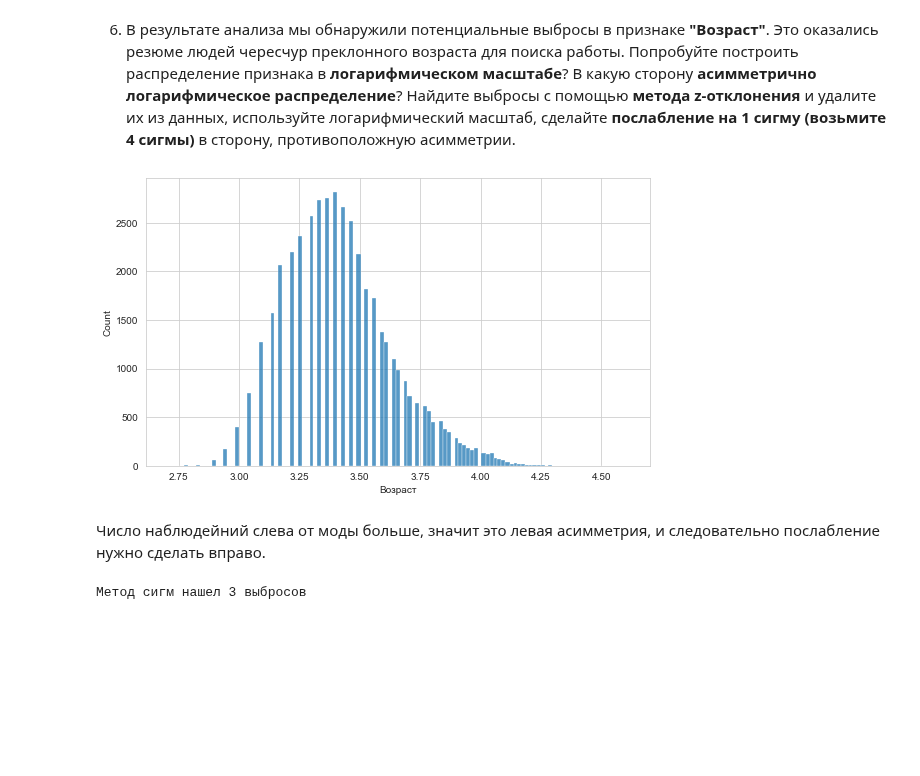
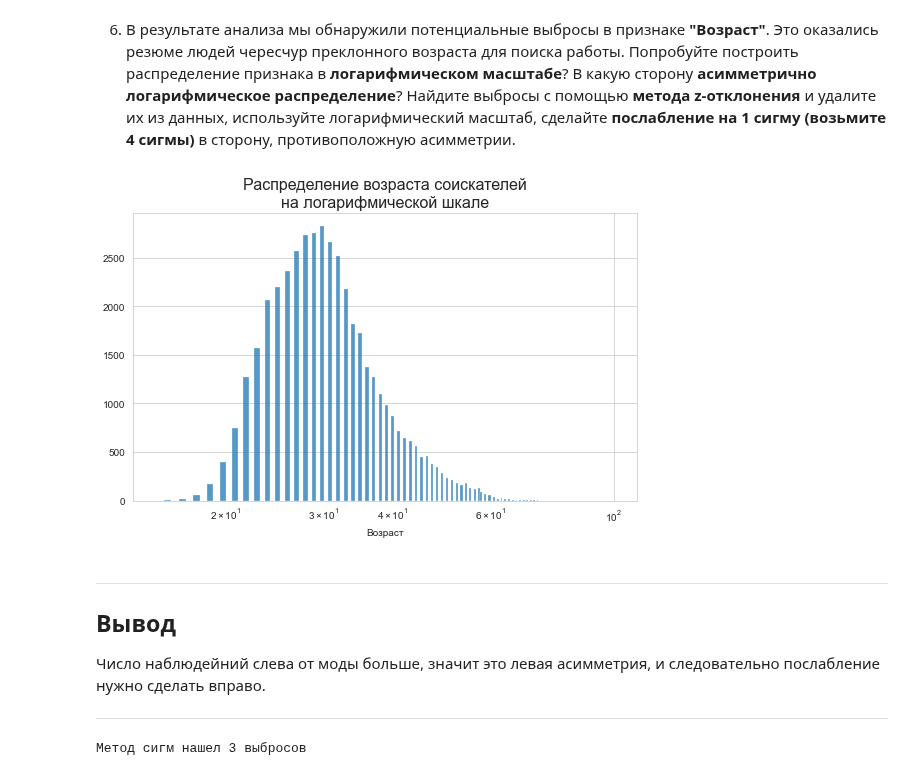
Before and after one commit to evpozdniakov/ds_projects, a Jupyter notebook: project1/hh.ipynb, the cells around one changed output. Drawn from its saved outputs; the diff is of its cells as text; code cells hidden in the pictures; blank space fills up the shorter version.

```diff
--- a/project1/hh.ipynb
+++ b/project1/hh.ipynb
@@ -1195,11 +1201,21 @@ hh.drop(index=hh[m].index, inplace=True)
 # %%
 fig, ax = figax('age-log')
 
-sns.histplot(ax=ax, data=np.log(hh['Возраст']));
+sns.histplot(ax=ax, data=hh['Возраст']);
+
+ax.set_title('Распределение возраста соискателей\nна логарифмической шкале', fontsize=16)
+ax.set_xscale('log')
+ax.set_ylabel('');
 # %% [output]
-[figure, old version]
+[figure, new version]
 # %% [markdown]
+---
+
+## Вывод
+
 Число наблюдейний слева от моды больше, значит это левая асимметрия, и следовательно послабление нужно сделать вправо.
+
+---
 # %%
 def outliers_z_score_mod(data, feature, log_scale=False, left=3, right=3):
     """Принимает DataFrame и возвращает его очищенным от выбросов.
```
Also changed, not shown: parts of 7 cells of this notebook.
